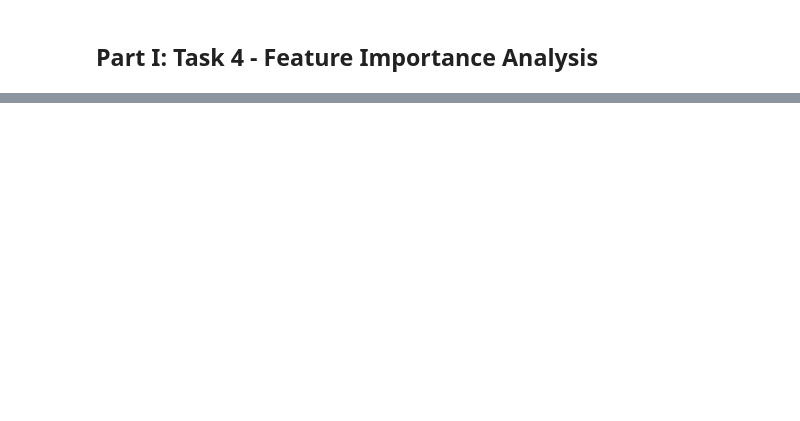
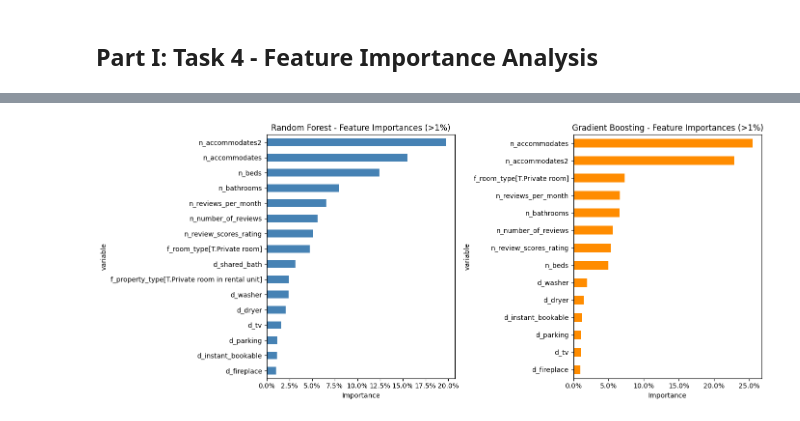
Before and after one commit to balintdecsi/ceu-data-analysis-3-assignments, a Jupyter notebook: assignments/assignment-1/assignment-1.ipynb, the cells around one changed output, grey strips where cells are left out. Cells and saved outputs as stored; diff of their text form; code cells hidden in the pictures; blank space fills up the shorter version.

```diff
--- a/assignments/assignment-1/assignment-1.ipynb
+++ b/assignments/assignment-1/assignment-1.ipynb
@@ -541,22 +1096,34 @@ print(gb_importance.head(10).to_string(index=False))
 # %%
-# Compare top 10 features side by side
+# =====================================================
+# Plot feature importance (following class-16 pattern)
+# Only show variables with importance > 1%
+# =====================================================
+
+cutoff = 0.01
+
 fig, axes = plt.subplots(1, 2, figsize=(14, 6))
 
-# Random Forest
-top_rf = rf_importance.head(10)
-axes[0].barh(top_rf['Feature'], top_rf['Importance'], color='steelblue')
+# Random Forest (left)
+ax1 = df_rf_var_imp[df_rf_var_imp.imp > cutoff]\
+    .sort_values(by='imp')\
+    .plot(kind='barh', x='variable', y='imp',
+          ax=axes[0], legend=False, color='steelblue')
+axes[0].set_title('Random Forest - Feature Importances (>1%)')
 axes[0].set_xlabel('Importance')
-axes[0].set_title('Random Forest - Top 10 Features')
-axes[0].invert_yaxis()
+axes[0].xaxis.set_major_formatter(mtick.PercentFormatter(xmax=1))
 
-# Gradient Boosting
-top_gb = gb_importance.head(10)
-axes[1].barh(top_gb['Feature'], top_gb['Importance'], color='darkorange')
+# Gradient Boosting (right)
+ax2 = df_gb_var_imp[df_gb_var_imp.imp > cutoff]\
+    .sort_values(by='imp')\
+    .plot(kind='barh', x='variable', y='imp',
+          ax=axes[1], legend=False, color='darkorange')
+axes[1].set_title('Gradient Boosting - Feature Importances (>1%)')
 axes[1].set_xlabel('Importance')
-axes[1].set_title('Gradient Boosting - Top 10 Features')
-axes[1].invert_yaxis()
+axes[1].xaxis.set_major_formatter(mtick.PercentFormatter(xmax=1))
 
 plt.tight_layout()
 plt.savefig('feature_importance.png', dpi=150, bbox_inches='tight')
 plt.show()
+# %% [output]
+[figure, added]
 # %%
```
Also changed, not shown: parts of 44 cells of this notebook, 5 other files.
